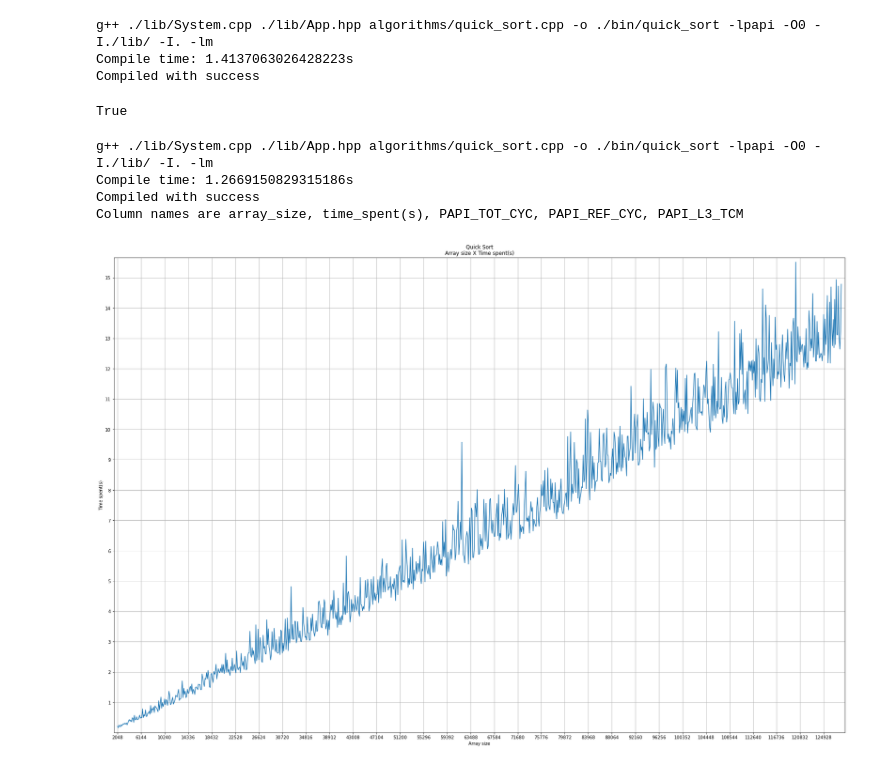
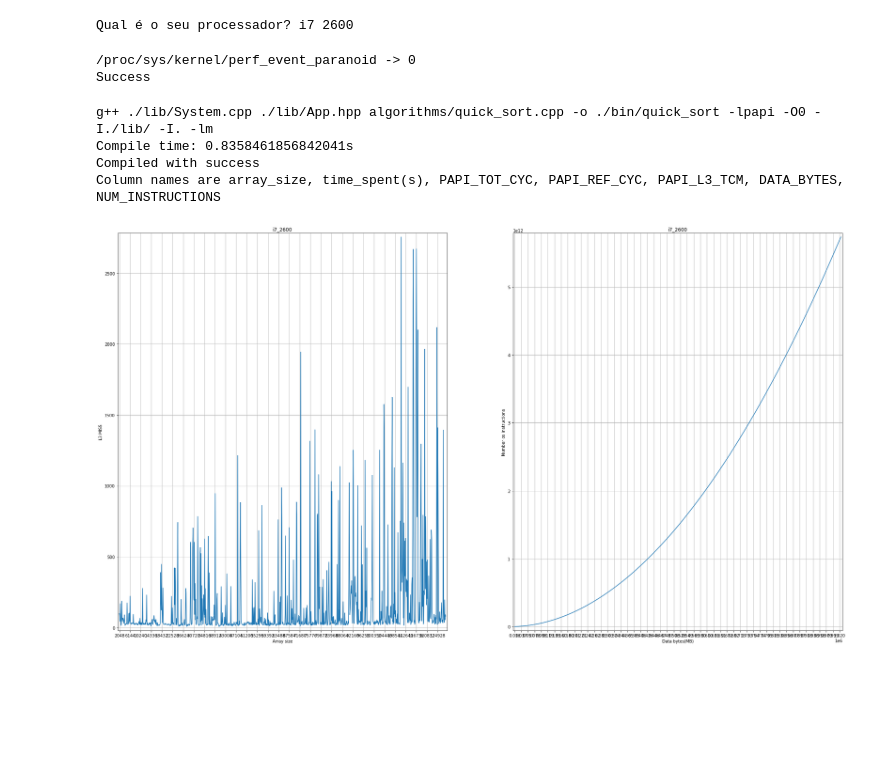
Before and after one commit to FerroEduardo/algorithms-comparison, a Jupyter notebook: program.ipynb, the cells around one changed output. Cells and saved outputs as stored; diff of their text form; code cells hidden in the pictures; blank space fills up the shorter version.

Commit message:
New plot method,CPUs,kernel events

```diff
--- a/program.ipynb
+++ b/program.ipynb
@@ -10,3 +12,10 @@ import glob
+# %%
+cpu_model = None
+while not cpu_model:
+    cpu_model = input('Qual é o seu processador?').replace(' ', '_')
+Path(f'./results/processors/{cpu_model}').mkdir(parents=True, exist_ok=True)
+# %% [output]
+Qual é o seu processador? i7 2600
 # %%
 def generateArray(size, seed=None):
     random.seed(seed)
@@ -95,27 +143,24 @@ def clean_data_files():
-# %%
-filename = 'quick_sort.cpp'
-compile(filename)
-# %% [output]
-g++ ./lib/System.cpp ./lib/App.hpp algorithms/quick_sort.cpp -o ./bin/quick_sort -lpapi -O0 -I./lib/ -I. -lm
-Compile time: 1.4137063026428223s
-Compiled with success
-True
+# %%
+enableKernelEvents()
+# %% [output]
+/proc/sys/kernel/perf_event_paranoid -> 0
+Success
 # %%
 filename = 'quick_sort.cpp'
 if compile(filename):
-    generateResultFile(filename, 'array_size;time_spent(s);PAPI_TOT_CYC;PAPI_REF_CYC;PAPI_L3_TCM\n')
+    generateResultFile(filename, 'array_size;time_spent(s);PAPI_TOT_CYC;PAPI_REF_CYC;PAPI_L3_TCM;DATA_BYTES;NUM_INSTRUCTIONS\n')
 
     for array_size in np.arange(2048, 128000+1, 128):
         generateArray(size=array_size)
-        run(filename, f'./data/array-{array_size}.txt {array_size}', array_size);
+        run(filename, f'./data/array-{array_size}.txt {array_size} {cpu_model}', array_size, log=False);
 
-    plotData('results/result_quick_sort.txt', 'Quick Sort\nArray size X Time spent(s)')
+    plotData(filename[:-4])
 # %% [output]
 g++ ./lib/System.cpp ./lib/App.hpp algorithms/quick_sort.cpp -o ./bin/quick_sort -lpapi -O0 -I./lib/ -I. -lm
-Compile time: 1.2669150829315186s
+Compile time: 0.8358461856842041s
 Compiled with success
-Column names are array_size, time_spent(s), PAPI_TOT_CYC, PAPI_REF_CYC, PAPI_L3_TCM
+Column names are array_size, time_spent(s), PAPI_TOT_CYC, PAPI_REF_CYC, PAPI_L3_TCM, DATA_BYTES, NUM_INSTRUCTIONS
-[figure, old version]
+[figure, new version]
 # %%
 filename = 'merge_sort.cpp'
 if compile(filename):
```
Also changed, not shown: parts of 4 cells of this notebook, 6 other files.
